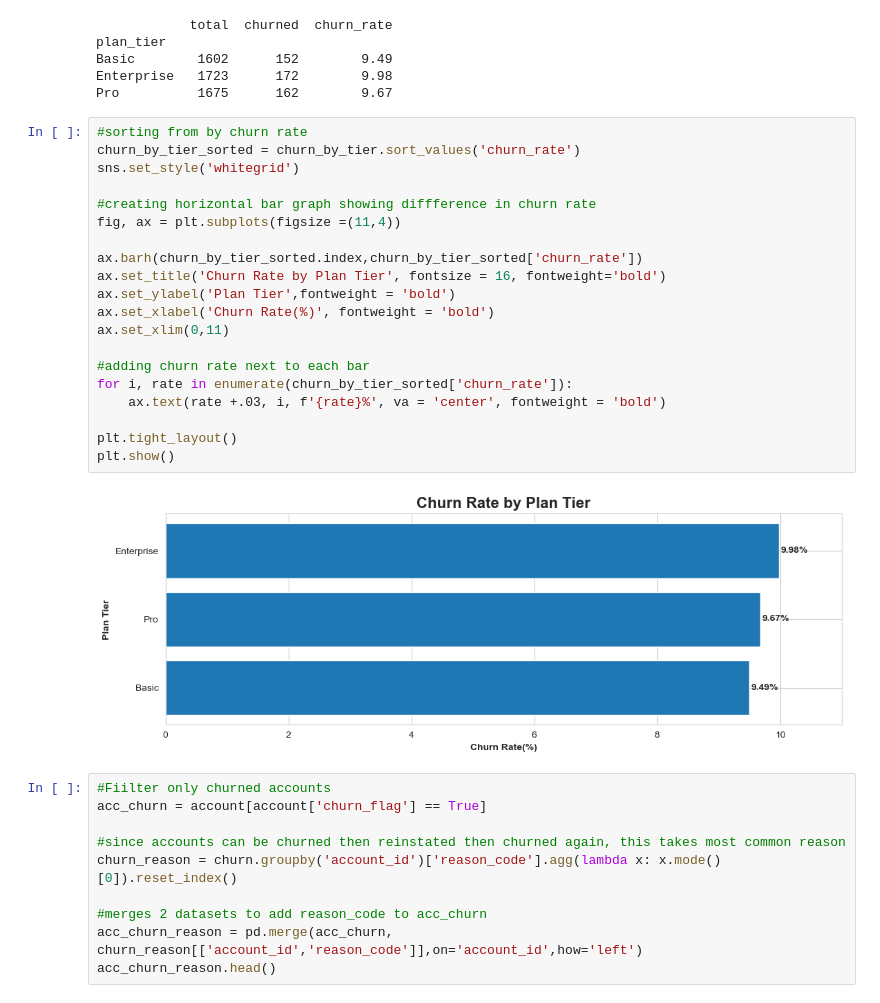
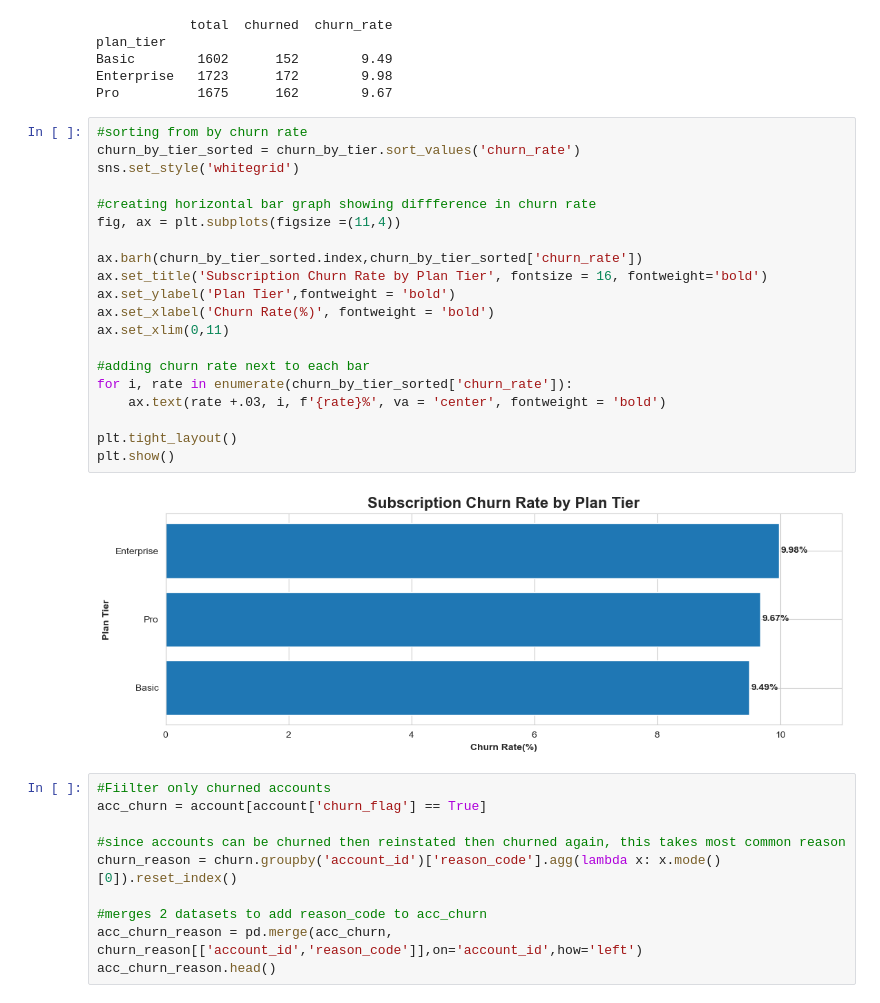
Before and after one commit to christianrm0821/saas-churn-analysis, a Jupyter notebook: saas_case_study/saas_case_study.ipynb, the cells around one changed output. Saved outputs shown, nothing was run; the diff lists cells and outputs as text.

```diff
--- a/saas_case_study/saas_case_study.ipynb
+++ b/saas_case_study/saas_case_study.ipynb
@@ -190,25 +191,25 @@ Pro          1675      162        9.67
 # %%
 #sorting from by churn rate
 churn_by_tier_sorted = churn_by_tier.sort_values('churn_rate')
 sns.set_style('whitegrid')
 
 #creating horizontal bar graph showing diffference in churn rate
 fig, ax = plt.subplots(figsize =(11,4))
 
 ax.barh(churn_by_tier_sorted.index,churn_by_tier_sorted['churn_rate'])
-ax.set_title('Churn Rate by Plan Tier', fontsize = 16, fontweight='bold')
+ax.set_title('Subscription Churn Rate by Plan Tier', fontsize = 16, fontweight='bold')
 ax.set_ylabel('Plan Tier',fontweight = 'bold')
 ax.set_xlabel('Churn Rate(%)', fontweight = 'bold')
 ax.set_xlim(0,11)
 
 #adding churn rate next to each bar
 for i, rate in enumerate(churn_by_tier_sorted['churn_rate']):
     ax.text(rate +.03, i, f'{rate}%', va = 'center', fontweight = 'bold')
 
 plt.tight_layout()
 plt.show()
 # %% [output]
-[figure, old version]
+[figure, new version]
 # %%
 #Fiilter only churned accounts
 acc_churn = account[account['churn_flag'] == True]
```
Also changed, not shown: parts of 13 cells of this notebook.
